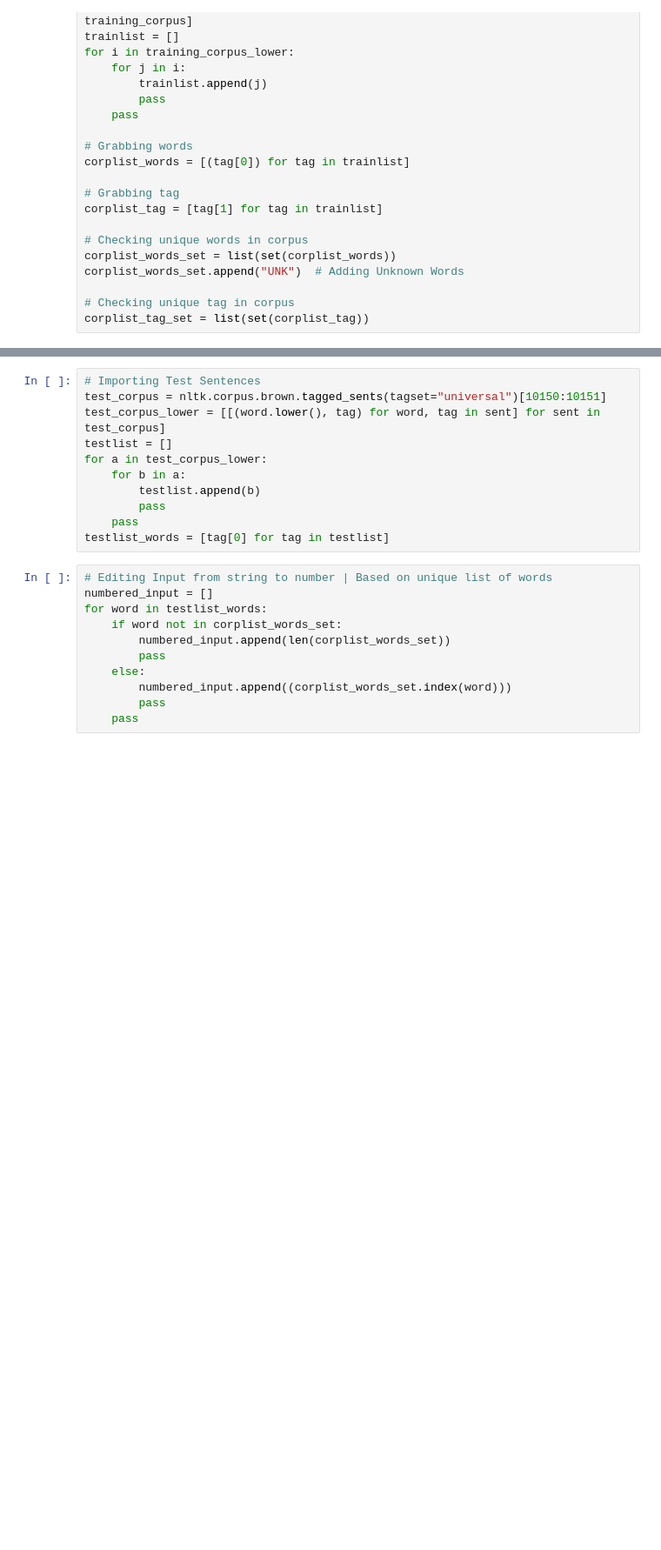
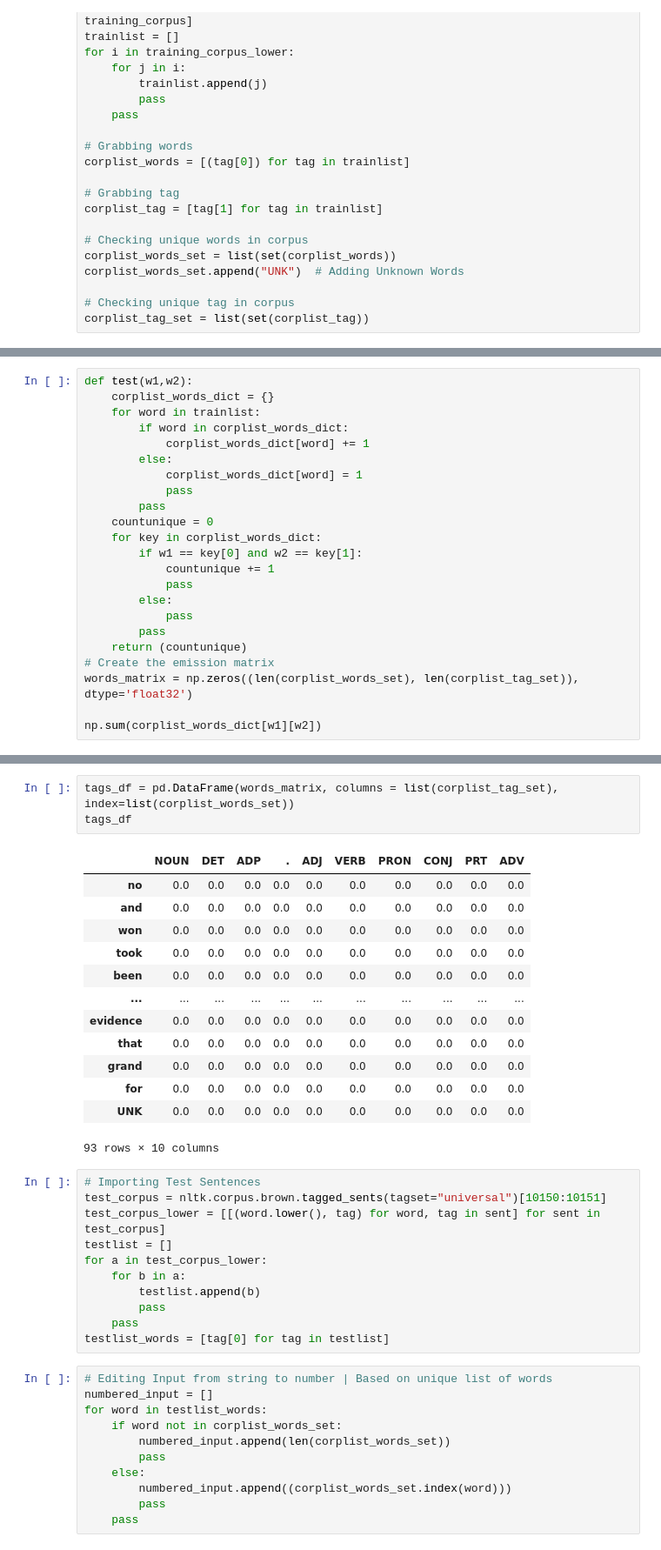
Before and after one commit to nogibjj/repo_wafi, a Jupyter notebook: Untitled-1.ipynb, the cells around one changed output, grey strips where cells are left out. Shown at 87% size. Drawn from its saved outputs; the diff is of its cells as text; blank space fills up the shorter version.

```diff
--- a/Untitled-1.ipynb
+++ b/Untitled-1.ipynb
@@ -27,0 +60,23 @@ corplist_tag_set = list(set(corplist_tag))
+# %%
+def test(w1,w2):
+    corplist_words_dict = {}
+    for word in trainlist:
+        if word in corplist_words_dict:
+            corplist_words_dict[word] += 1
+        else:
+            corplist_words_dict[word] = 1
+            pass
+        pass
+    countunique = 0
+    for key in corplist_words_dict:
+        if w1 == key[0] and w2 == key[1]:
+            countunique += 1
+            pass
+        else:
+            pass
+        pass
+    return (countunique)
+# Create the emission matrix
+words_matrix = np.zeros((len(corplist_words_set), len(corplist_tag_set)), dtype='float32')
+
+np.sum(corplist_words_dict[w1][w2])
@@ -28,3 +105,20 @@ corplist_tag_set = list(set(corplist_tag))
+# %%
+tags_df = pd.DataFrame(words_matrix, columns = list(corplist_tag_set), index=list(corplist_words_set))
+tags_df
+# %% [output]
+|  | NOUN | DET | ADP | . | ADJ | VERB | PRON | CONJ | PRT | ADV |
+| no | 0.0 | 0.0 | 0.0 | 0.0 | 0.0 | 0.0 | 0.0 | 0.0 | 0.0 | 0.0 |
+| and | 0.0 | 0.0 | 0.0 | 0.0 | 0.0 | 0.0 | 0.0 | 0.0 | 0.0 | 0.0 |
+| won | 0.0 | 0.0 | 0.0 | 0.0 | 0.0 | 0.0 | 0.0 | 0.0 | 0.0 | 0.0 |
+| took | 0.0 | 0.0 | 0.0 | 0.0 | 0.0 | 0.0 | 0.0 | 0.0 | 0.0 | 0.0 |
+| been | 0.0 | 0.0 | 0.0 | 0.0 | 0.0 | 0.0 | 0.0 | 0.0 | 0.0 | 0.0 |
+| ... | ... | ... | ... | ... | ... | ... | ... | ... | ... | ... |
+| evidence | 0.0 | 0.0 | 0.0 | 0.0 | 0.0 | 0.0 | 0.0 | 0.0 | 0.0 | 0.0 |
+| that | 0.0 | 0.0 | 0.0 | 0.0 | 0.0 | 0.0 | 0.0 | 0.0 | 0.0 | 0.0 |
+| grand | 0.0 | 0.0 | 0.0 | 0.0 | 0.0 | 0.0 | 0.0 | 0.0 | 0.0 | 0.0 |
+| for | 0.0 | 0.0 | 0.0 | 0.0 | 0.0 | 0.0 | 0.0 | 0.0 | 0.0 | 0.0 |
+| UNK | 0.0 | 0.0 | 0.0 | 0.0 | 0.0 | 0.0 | 0.0 | 0.0 | 0.0 | 0.0 |
+93 rows × 10 columns
 # %%
 # Importing Test Sentences
 test_corpus = nltk.corpus.brown.tagged_sents(tagset="universal")[10150:10151]
```
Also changed, not shown: parts of 8 cells of this notebook, 1 other file.
